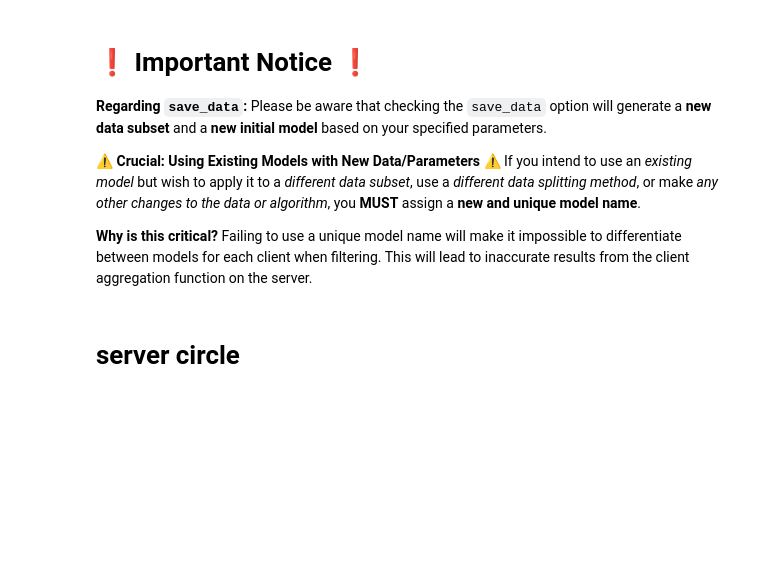
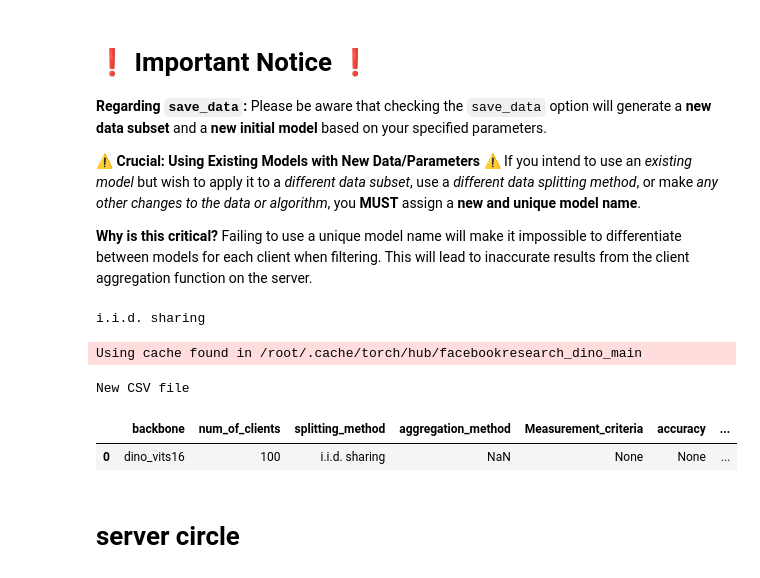
Before and after one commit to mohammad-rahbari/Federated-Learning-MLDL, a Jupyter notebook: notebooks/FederatedLearning_Integrated.ipynb, the cells around one changed output. Saved outputs shown, nothing was run; the diff lists cells and outputs as text; code cells hidden in the pictures; blank space fills up the shorter version.

```diff
--- a/notebooks/FederatedLearning_Integrated.ipynb
+++ b/notebooks/FederatedLearning_Integrated.ipynb
@@ -920,12 +935,13 @@ If you intend to use an *existing model* but wish to apply it to a *different da
 Failing to use a unique model name will make it impossible to differentiate between models for each client when filtering. This will lead to inaccurate results from the client aggregation function on the server.
 # %%
 from uuid import uuid4
-save_data = False #@param{"type":"boolean"}
+save_data = True #@param{"type":"boolean"}
 
 if save_data:
   method = "iid" if spliting_method == "i.i.d. sharing" else "noniid"
   if spliting_method == "i.i.d. sharing":
     path_to_subsets = f"/content/drive/MyDrive/MLDL_FederatedLearning/client_subsets/client_data_{method}_{str(n_clients)}clients_{str(uuid4())}.pth"
+    path_to_class_combs = None
     client_data = iid_sharing(train_set, n_clients)
     class_combs = "all"
     print(spliting_method)
@@ -976,7 +992,6 @@ if save_data:
                 'train_test_ratio',
                 'classes',
                 'round_number',
-
                 'num_of_participants',
                 'model_name',
                 'prev_global_model_name',
@@ -1003,6 +1018,15 @@ if save_data:
 
 
   initial_model_log.head()
+# %% [output]
+i.i.d. sharing
+Using cache found in /root/.cache/torch/hub/facebookresearch_dino_main
+New CSV file
+# %%
+initial_model_log.head()
+# %% [output]
+|  | backbone | num_of_clients | splitting_method | aggregation_method | Measurement_criteria | accuracy | ... |
+| 0 | dino_vits16 | 100 | i.i.d. sharing | NaN | None | None | ... |
 # %%
 def get_lastgen_model_name(seed_model_name):
   while True:
```
Also changed, not shown: parts of 5 cells of this notebook.
